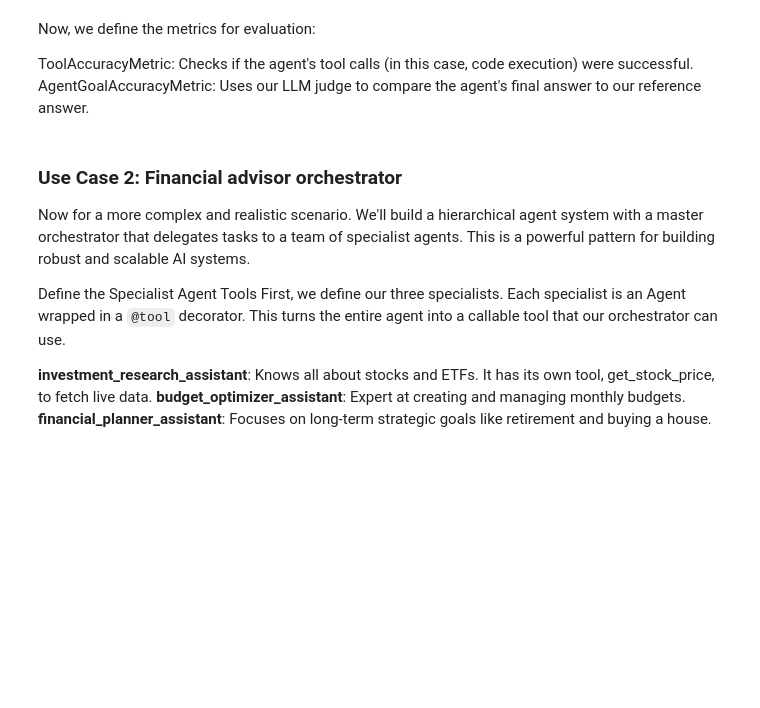
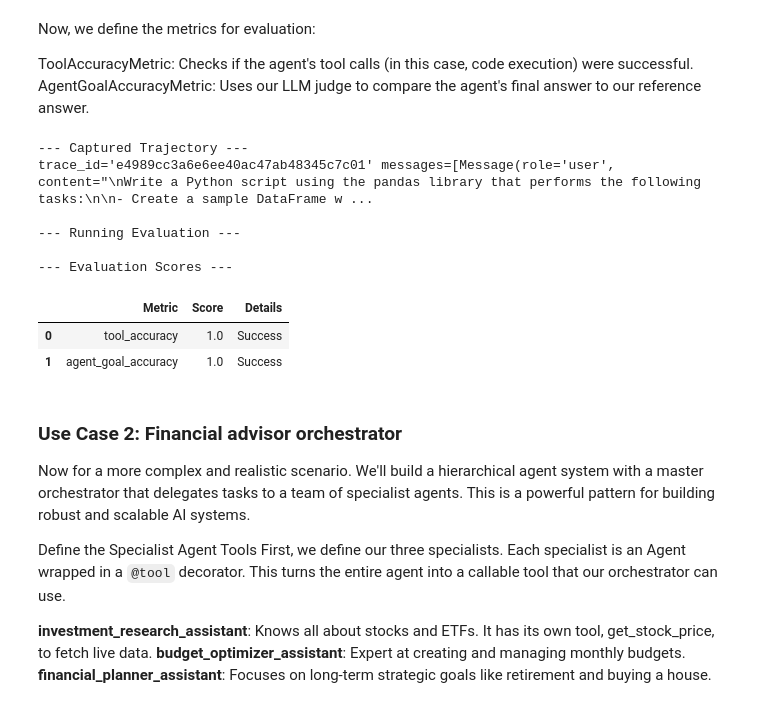
Before and after one commit to FissionAI/flotorch-eval, a Jupyter notebook: examples/agent_eval/notebooks/strands_multi_agent_evaluation.ipynb, the cells around one changed output. Cells and saved outputs as stored; diff of their text form; code cells hidden in the pictures; blank space fills up the shorter version.

```diff
--- a/examples/agent_eval/notebooks/strands_multi_agent_evaluation.ipynb
+++ b/examples/agent_eval/notebooks/strands_multi_agent_evaluation.ipynb
@@ -142,7 +77,9 @@ llm_judge = LangchainLLMWrapper(bedrock_sonnet)
 # %% [markdown]
 Finally, this asynchronous function ties everything together. It takes an agent, a prompt, and a list of metrics, then performs the entire run-trace-evaluate-display cycle
 # %%
-async def run_and_evaluate_agent(agent: Agent, prompt: str, metrics: List[BaseMetric]):
+from evaluation_utils import get_all_spans, create_trajectory, initialize_evaluator, display_evaluation_results
+
+async def evaluate_agent(metrics: List[BaseMetric]):
     """
     Runs an agent with a given prompt, captures its trace, evaluates it,
     and displays the results.
@@ -152,12 +89,6 @@ async def run_and_evaluate_agent(agent: Agent, prompt: str, metrics: List[BaseMe
         prompt: The input prompt for the agent.
         metrics: A list of configured metrics for evaluation.
     """
-    # Clear the exporter queue for any residue
-    queue_exporter.clear()
-    print("--- Running Agent ---")
-    response = agent(prompt)
-    print("\n--- Agent Final Response ---")
-    print(response.message)
 
     # 2. Capture and convert the trace
     spans = get_all_spans(queue_exporter)
@@ -256,19 +236,29 @@ AgentGoalAccuracyMetric: Uses our LLM judge to compare the agent's final answer
 # %%
 dataframe_metrics = [
     ToolAccuracyMetric(),
     AgentGoalAccuracyMetric(
         llm=llm_judge,
         config=MetricConfig(
             metric_params={"reference_answer": REFERENCE_FINAL_ANSWER}
         )
     )
 ]
 
 async def evaluate_dataframe_agent():
-    return await run_and_evaluate_agent(dataframe_agent, dataframe_prompt, dataframe_metrics)
+    return await evaluate_agent(dataframe_metrics)
 
 # Execute the evaluation
 dataframe_results = asyncio.run(evaluate_dataframe_agent())
+# %% [output]
+--- Captured Trajectory ---
+trace_id='e4989cc3a6e6ee40ac47ab48345c7c01' messages=[Message(role='user', content="\nWrite a Python script using the pandas library that performs the following tasks:\n\n- Create a sample DataFrame w ...
+
+--- Running Evaluation ---
+
+--- Evaluation Scores ---
+|  | Metric | Score | Details |
+| 0 | tool_accuracy | 1.0 | Success |
+| 1 | agent_goal_accuracy | 1.0 | Success |
 # %% [markdown]
 ### Use Case 2: Financial advisor orchestrator
 
```
Also changed, not shown: parts of 14 cells of this notebook, 8 other files.
